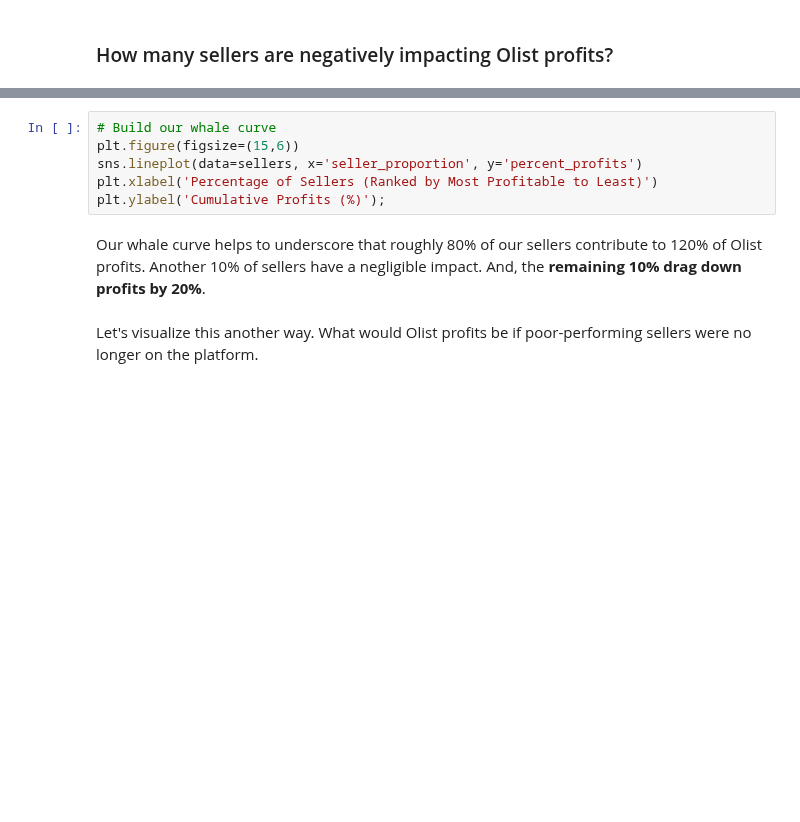
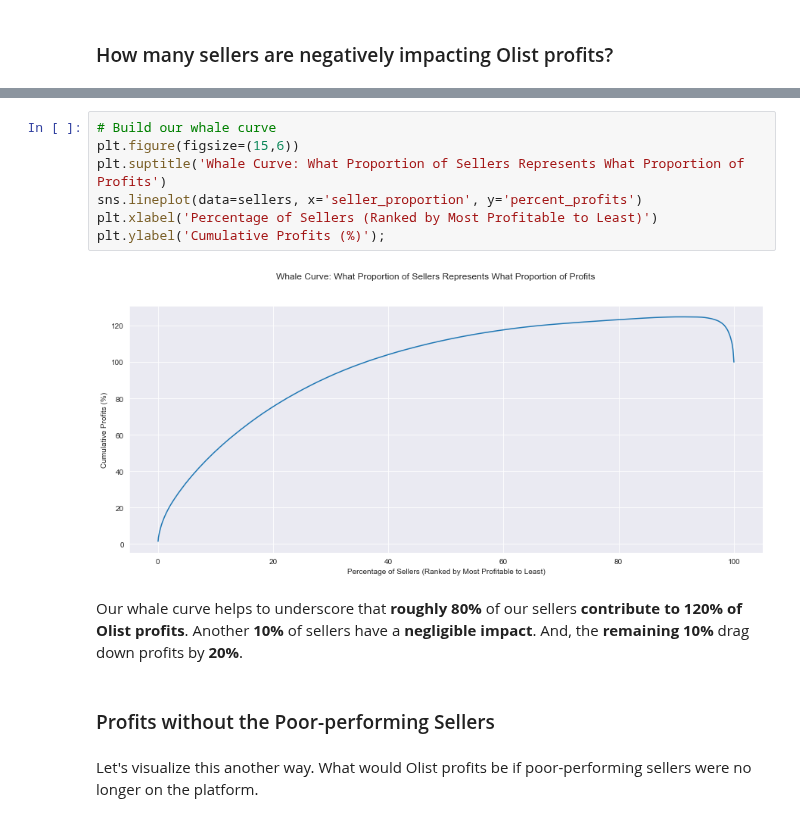
Before and after one commit to phlln/olist-analysis, a Jupyter notebook: notebooks/CEO Recommendations.ipynb, the cells around one changed output, grey strips where cells are left out. Saved outputs shown, nothing was run; the diff lists cells and outputs as text; blank space fills up the shorter version.

```diff
--- a/notebooks/CEO Recommendations.ipynb
+++ b/notebooks/CEO Recommendations.ipynb
@@ -329,11 +356,16 @@ whale_df.tail()
 # %%
 # Build our whale curve
 plt.figure(figsize=(15,6))
+plt.suptitle('Whale Curve: What Proportion of Sellers Represents What Proportion of Profits')
 sns.lineplot(data=sellers, x='seller_proportion', y='percent_profits')
 plt.xlabel('Percentage of Sellers (Ranked by Most Profitable to Least)')
 plt.ylabel('Cumulative Profits (%)');
+# %% [output]
+[figure, added]
 # %% [markdown]
-Our whale curve helps to underscore that roughly 80% of our sellers contribute to 120% of Olist profits. Another 10% of sellers have a negligible impact. And, the **remaining 10% drag down profits by 20%**.
+Our whale curve helps to underscore that **roughly 80%** of our sellers **contribute to 120% of Olist profits**. Another **10%** of sellers have a **negligible impact**. And, the **remaining 10%** drag down profits by **20%**.
+# %% [markdown]
+### Profits without the Poor-performing Sellers
 # %% [markdown]
 Let's visualize this another way. What would Olist profits be if poor-performing sellers were no longer on the platform.
 # %%
```
Also changed, not shown: parts of 44 cells of this notebook.
